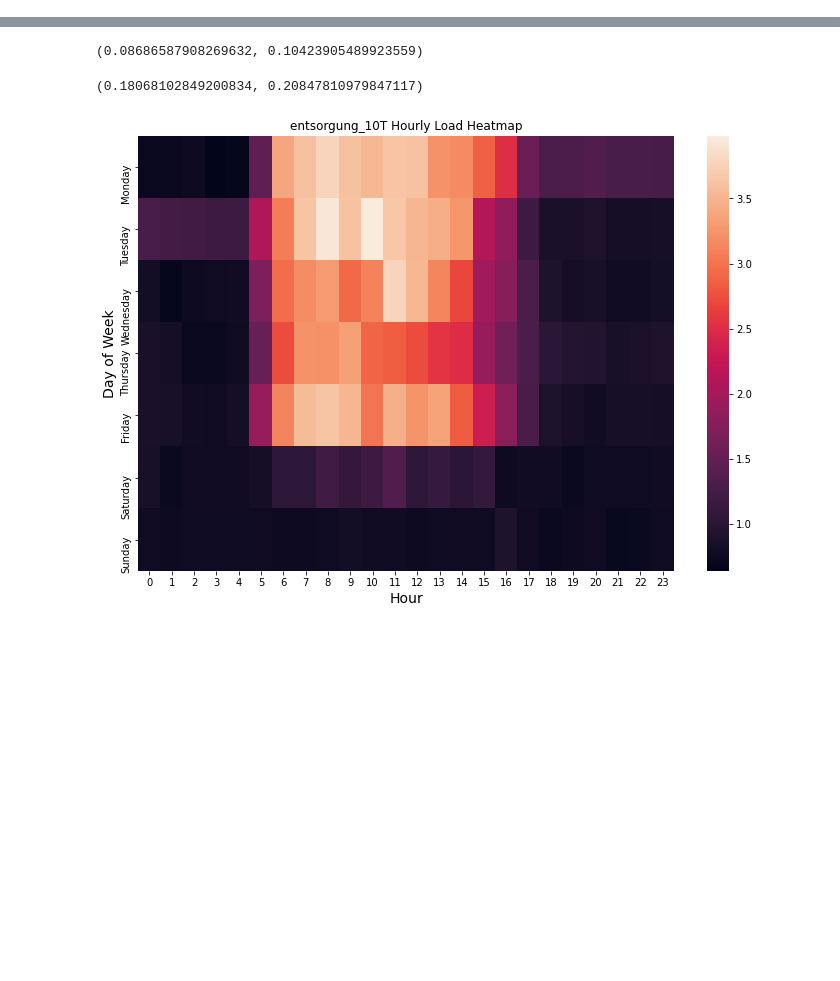
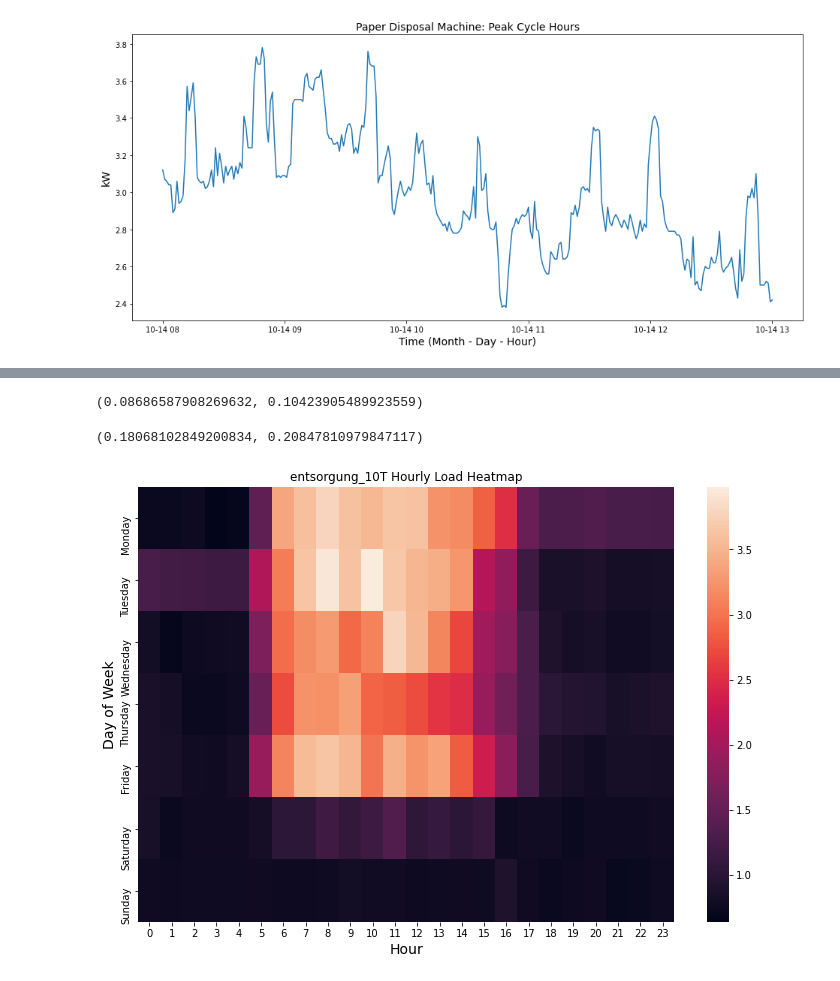
Before and after one commit to GStechschulte/energy-efficiency, a Jupyter notebook: EDA/gassmann_load_profiles/entsorgung.ipynb, the cells around one changed output, grey strips where cells are left out. Drawn from its saved outputs; the diff is of its cells as text; code cells hidden in the pictures; blank space fills up the shorter version.

```diff
--- a/EDA/gassmann_load_profiles/entsorgung.ipynb
+++ b/EDA/gassmann_load_profiles/entsorgung.ipynb
@@ -39,0 +41,13 @@ plt.show()
+# %%
+plt.figure(figsize=(16, 7))
+
+plt.plot(
+    ent_week['2021-10-14 08:00': '2021-10-14 13:00'].index,
+    ent_week['2021-10-14 08:00': '2021-10-14 13:00']['kw']
+    )
+plt.ylabel('kW', fontsize=14)
+plt.xlabel('Time (Month - Day - Hour)', fontsize=14)
+plt.title('Paper Disposal Machine: Peak Cycle Hours', fontsize=14)
+plt.show()
+# %% [output]
+[figure, added]
```
Also changed, not shown: parts of 7 cells of this notebook.
